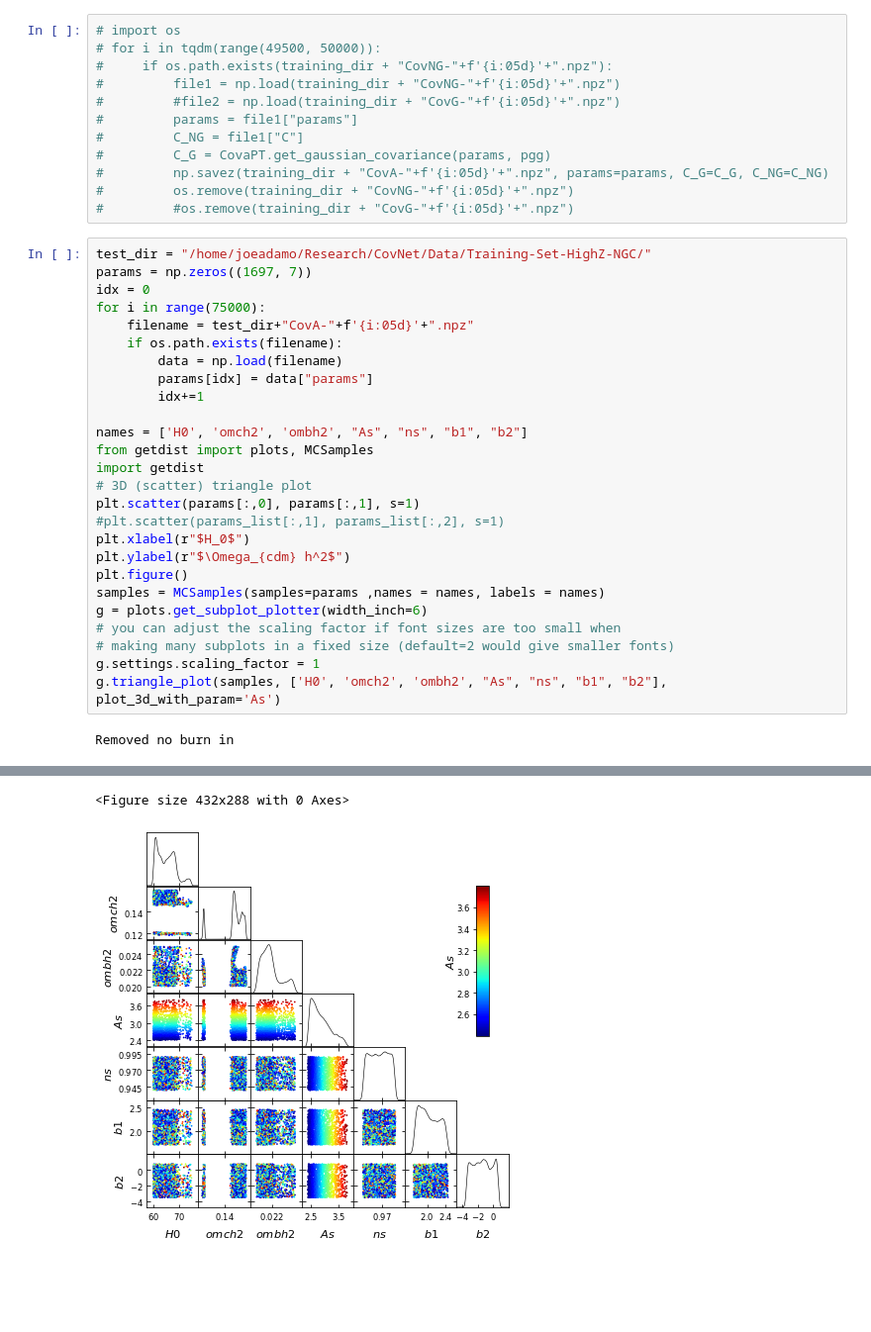
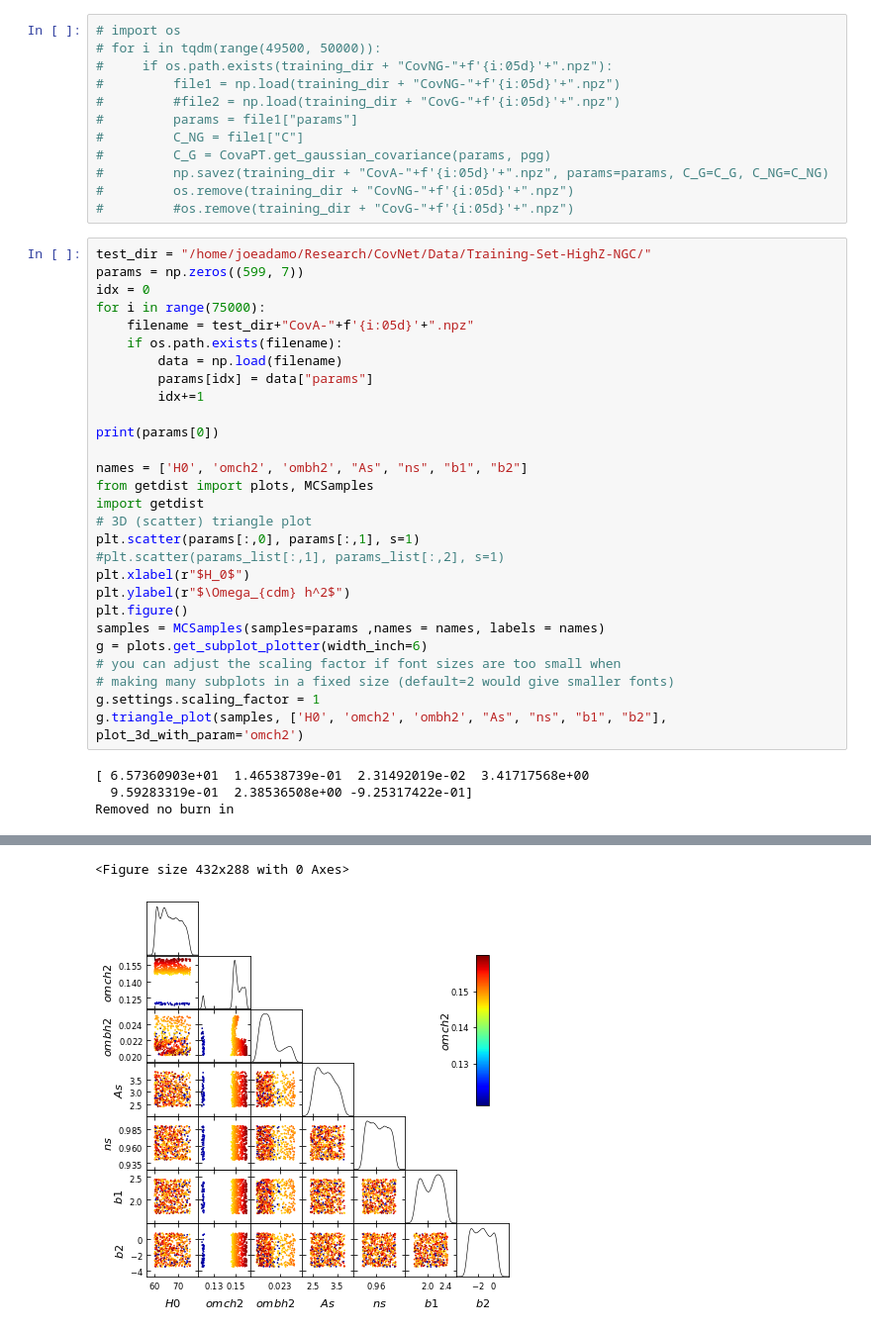
Before and after one commit to jadamo/CovNet, a Jupyter notebook: notebooks/Test-Training-Set.ipynb, the cells around one changed output, grey strips where cells are left out. Shown at 99% size. Drawn from its saved outputs; the diff is of its cells as text; blank space fills up the shorter version.

```diff
--- a/notebooks/Test-Training-Set.ipynb
+++ b/notebooks/Test-Training-Set.ipynb
@@ -592,7 +592,7 @@ plt.scatter(components_2_svd[:,0], components_2_svd[:,1], s=15)
 #         #os.remove(training_dir + "CovG-"+f'{i:05d}'+".npz")
 # %%
 test_dir = "/home/joeadamo/Research/CovNet/Data/Training-Set-HighZ-NGC/"
-params = np.zeros((1697, 7))
+params = np.zeros((599, 7))
 idx = 0
 for i in range(75000):
     filename = test_dir+"CovA-"+f'{i:05d}'+".npz"
@@ -600,6 +600,8 @@ for i in range(75000):
         data = np.load(filename)
         params[idx] = data["params"]
         idx+=1
+
+print(params[0])
 
 names = ['H0', 'omch2', 'ombh2', "As", "ns", "b1", "b2"]
 from getdist import plots, MCSamples
@@ -615,6 +617,8 @@ g = plots.get_subplot_plotter(width_inch=6)
 # you can adjust the scaling factor if font sizes are too small when
 # making many subplots in a fixed size (default=2 would give smaller fonts)
 g.settings.scaling_factor = 1
-g.triangle_plot(samples, ['H0', 'omch2', 'ombh2', "As", "ns", "b1", "b2"], plot_3d_with_param='As')
+g.triangle_plot(samples, ['H0', 'omch2', 'ombh2', "As", "ns", "b1", "b2"], plot_3d_with_param='omch2')
 # %% [output]
+[ 6.57360903e+01  1.46538739e-01  2.31492019e-02  3.41717568e+00
+  9.59283319e-01  2.38536508e+00 -9.25317422e-01]
 Removed no burn in
@@ -622,2 +626,2 @@ Removed no burn in
 <Figure size 432x288 with 0 Axes>
-[figure, old version]
+[figure, new version]
```
Also changed, not shown: parts of 1 cell of this notebook, 3 other files.
